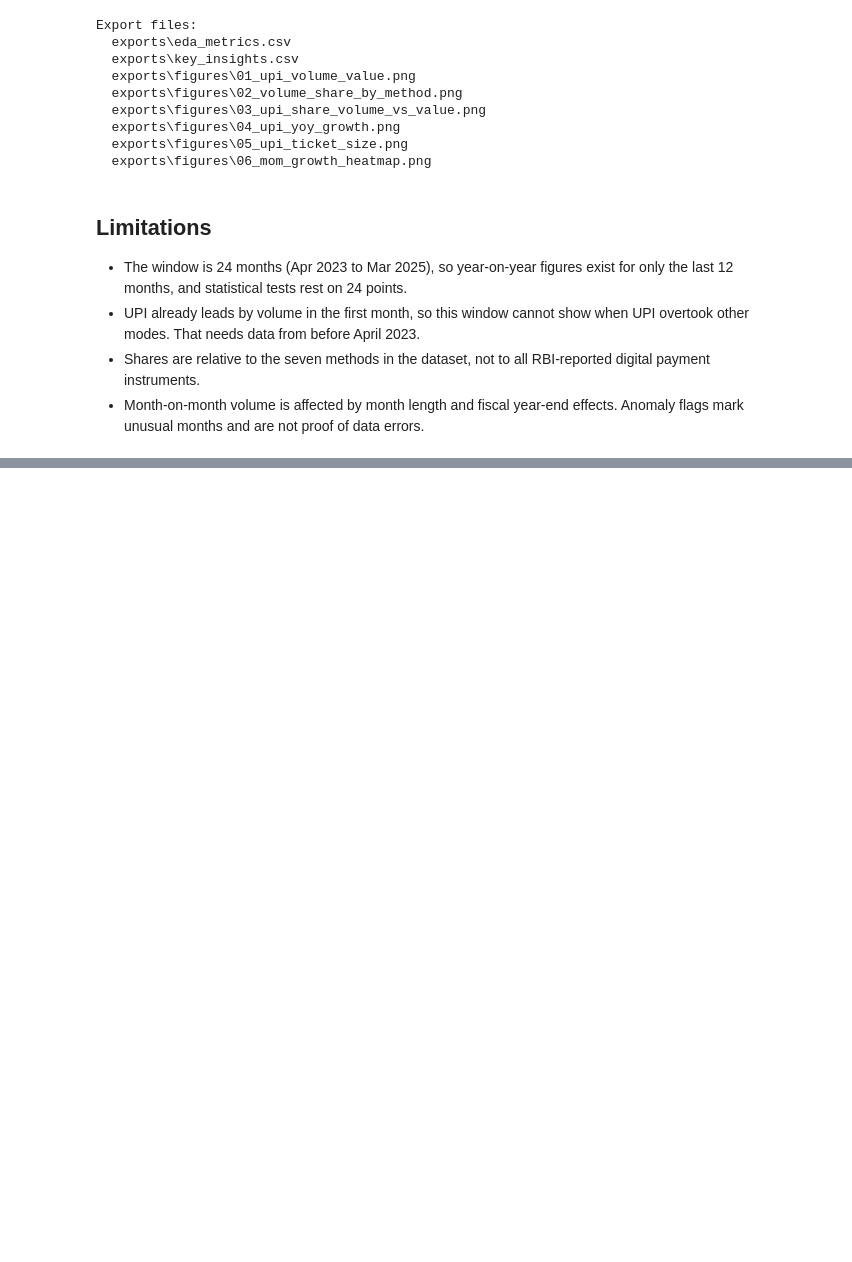
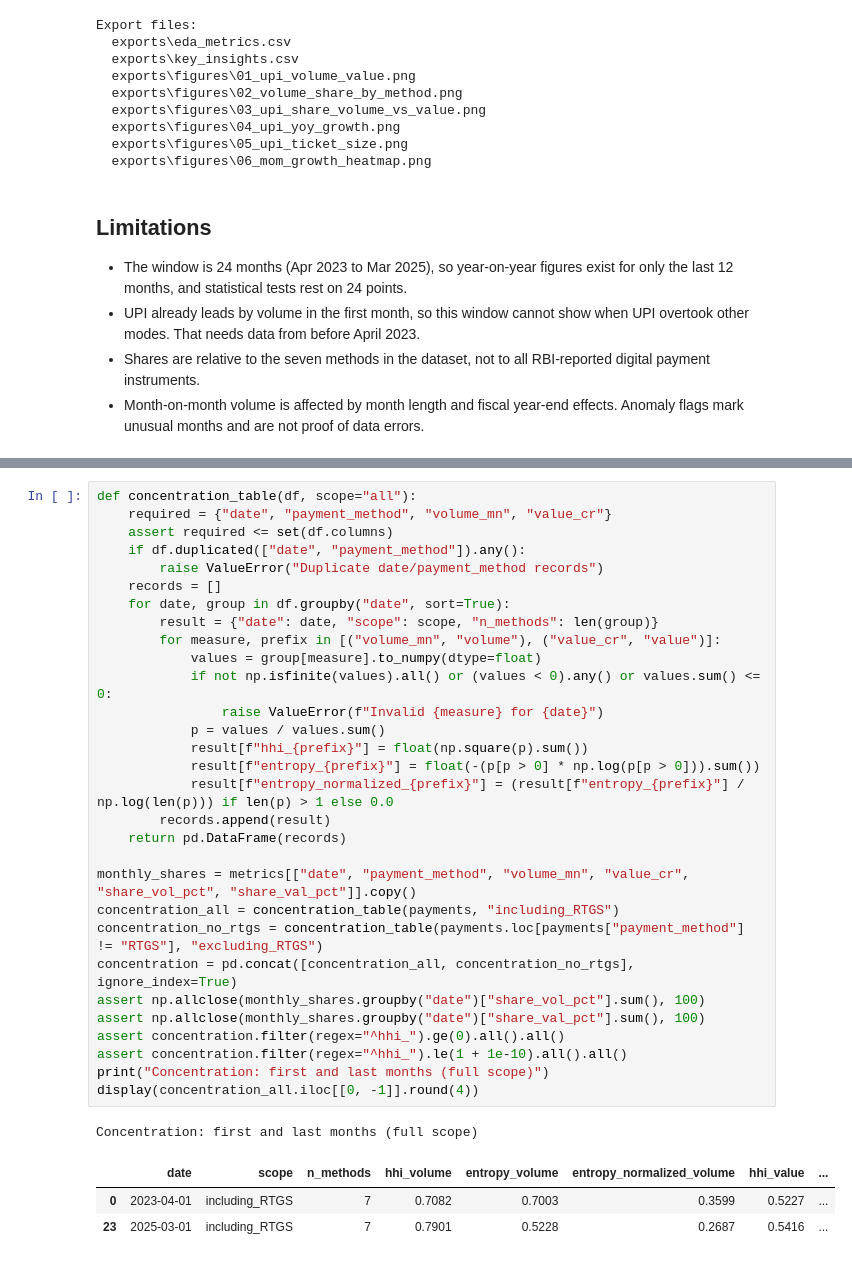
Before and after one commit to jaanhavik777/Beyond-Cash, a Jupyter notebook: notebooks/eda.ipynb, the cells around one changed output, grey strips where cells are left out. Drawn from its saved outputs; the diff is of its cells as text; blank space fills up the shorter version.

```diff
--- a/notebooks/eda.ipynb
+++ b/notebooks/eda.ipynb
@@ -602,0 +613,35 @@ Export files:
+# %%
+def concentration_table(df, scope="all"):
+    required = {"date", "payment_method", "volume_mn", "value_cr"}
+    assert required <= set(df.columns)
+    if df.duplicated(["date", "payment_method"]).any():
+        raise ValueError("Duplicate date/payment_method records")
+    records = []
+    for date, group in df.groupby("date", sort=True):
+        result = {"date": date, "scope": scope, "n_methods": len(group)}
+        for measure, prefix in [("volume_mn", "volume"), ("value_cr", "value")]:
+            values = group[measure].to_numpy(dtype=float)
+            if not np.isfinite(values).all() or (values < 0).any() or values.sum() <= 0:
+                raise ValueError(f"Invalid {measure} for {date}")
+            p = values / values.sum()
+            result[f"hhi_{prefix}"] = float(np.square(p).sum())
+            result[f"entropy_{prefix}"] = float(-(p[p > 0] * np.log(p[p > 0])).sum())
+            result[f"entropy_normalized_{prefix}"] = (result[f"entropy_{prefix}"] / np.log(len(p))) if len(p) > 1 else 0.0
+        records.append(result)
+    return pd.DataFrame(records)
+
+monthly_shares = metrics[["date", "payment_method", "volume_mn", "value_cr", "share_vol_pct", "share_val_pct"]].copy()
+concentration_all = concentration_table(payments, "including_RTGS")
+concentration_no_rtgs = concentration_table(payments.loc[payments["payment_method"] != "RTGS"], "excluding_RTGS")
+concentration = pd.concat([concentration_all, concentration_no_rtgs], ignore_index=True)
+assert np.allclose(monthly_shares.groupby("date")["share_vol_pct"].sum(), 100)
+assert np.allclose(monthly_shares.groupby("date")["share_val_pct"].sum(), 100)
+assert concentration.filter(regex="^hhi_").ge(0).all().all()
+assert concentration.filter(regex="^hhi_").le(1 + 1e-10).all().all()
+print("Concentration: first and last months (full scope)")
+display(concentration_all.iloc[[0, -1]].round(4))
+# %% [output]
+Concentration: first and last months (full scope)
+|  | date | scope | n_methods | hhi_volume | entropy_volume | entropy_normalized_volume | hhi_value | ... |
+| 0 | 2023-04-01 | including_RTGS | 7 | 0.7082 | 0.7003 | 0.3599 | 0.5227 | ... |
+| 23 | 2025-03-01 | including_RTGS | 7 | 0.7901 | 0.5228 | 0.2687 | 0.5416 | ... |
```
Also changed, not shown: parts of 17 cells of this notebook, 16 other files.
